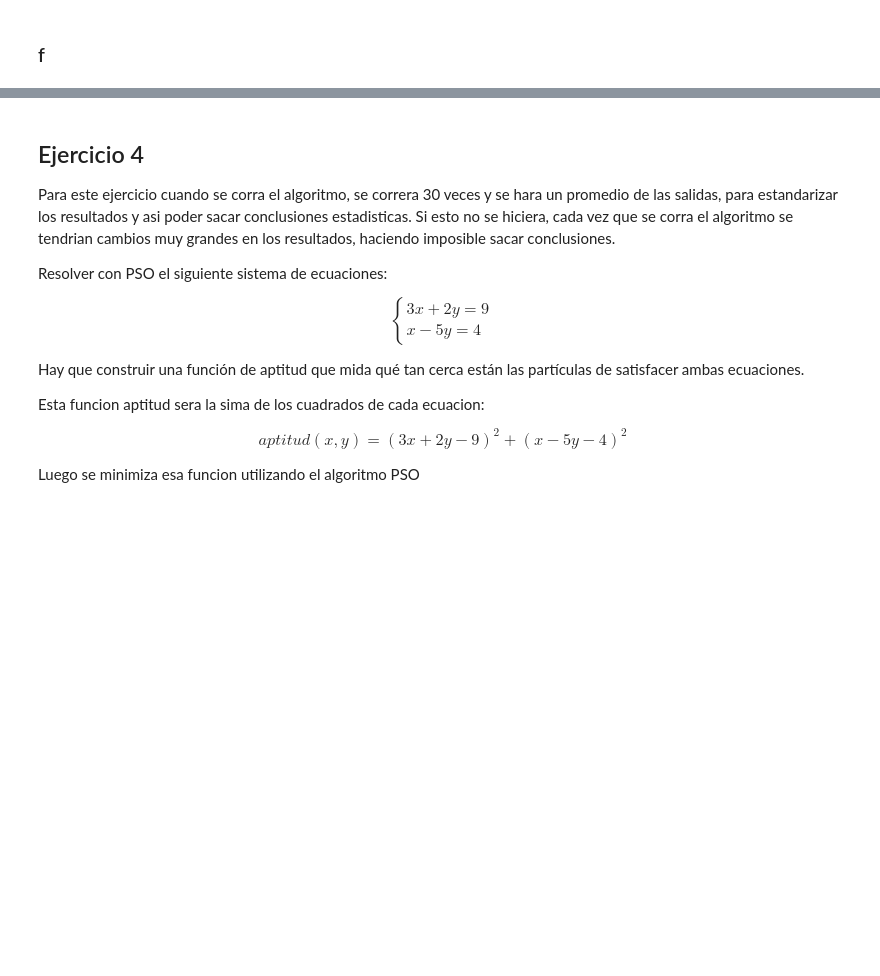
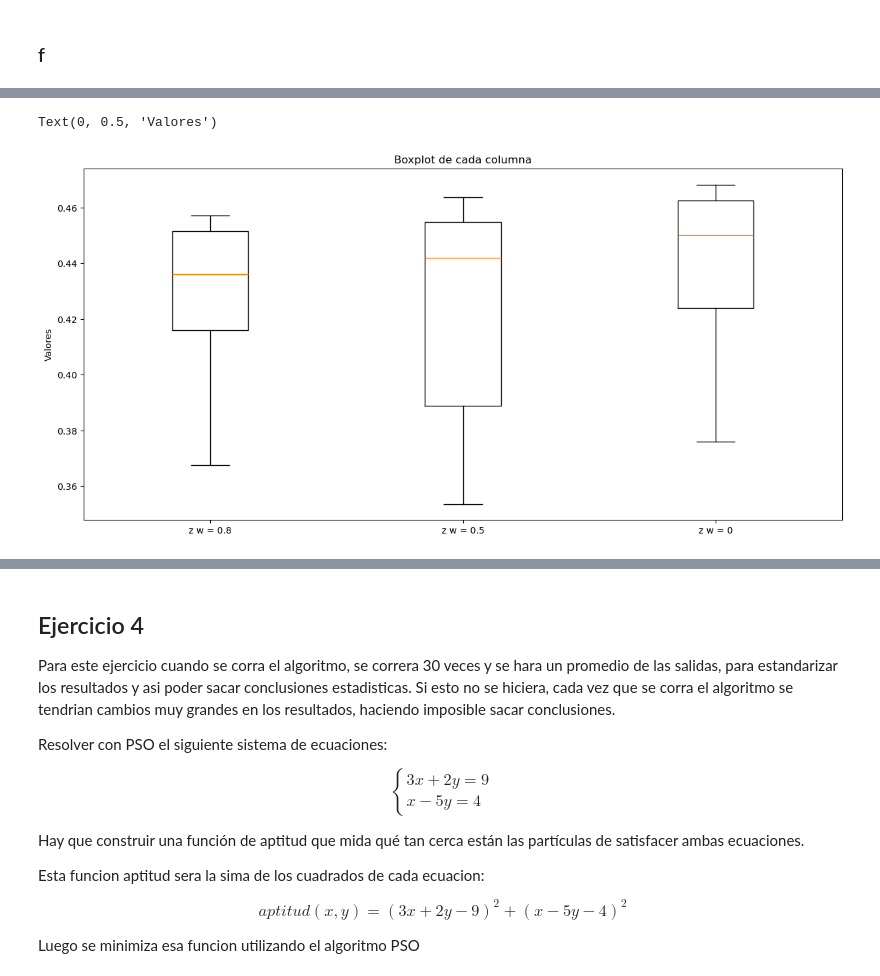
Before and after one commit to gx-ceia-tps/evolutionary-algorithms, a Jupyter notebook: ea-tp2/TP2.ipynb, the cells around one changed output, grey strips where cells are left out. Drawn from its saved outputs; the diff is of its cells as text; code cells hidden in the pictures; blank space fills up the shorter version.

Commit message:
Agregue los boxplots que faltaban y una observacion

```diff
--- a/ea-tp2/TP2.ipynb
+++ b/ea-tp2/TP2.ipynb
@@ -697,2 +672,10 @@ plt.show()
+# %%
+fig = plt.figure(figsize =(15, 7))
+plt.boxplot([gbest_fit_history_mean3_1, gbest_fit_history_mean3_2, gbest_fit_history_mean3_3], labels=["z w = 0.8", "z w = 0.5", "z w = 0"])
+plt.title("Boxplot de cada columna")
+plt.ylabel("Valores")
+# %% [output]
+Text(0, 0.5, 'Valores')
+[figure, added]
 # %% [markdown]
 ### g.
```
Also changed, not shown: parts of 16 cells of this notebook.
